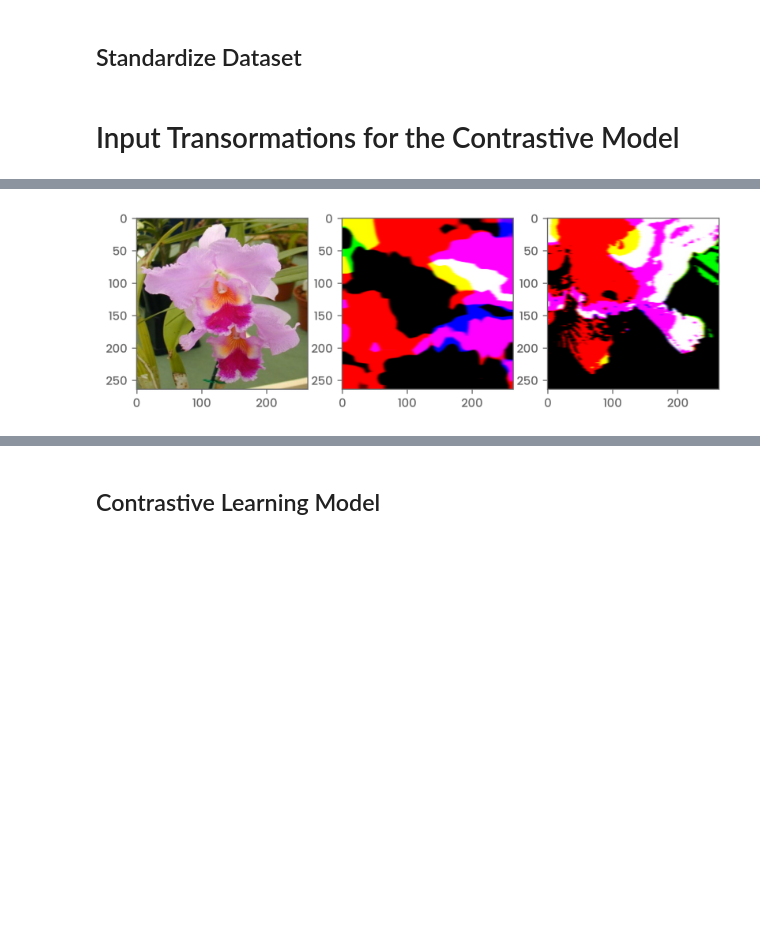
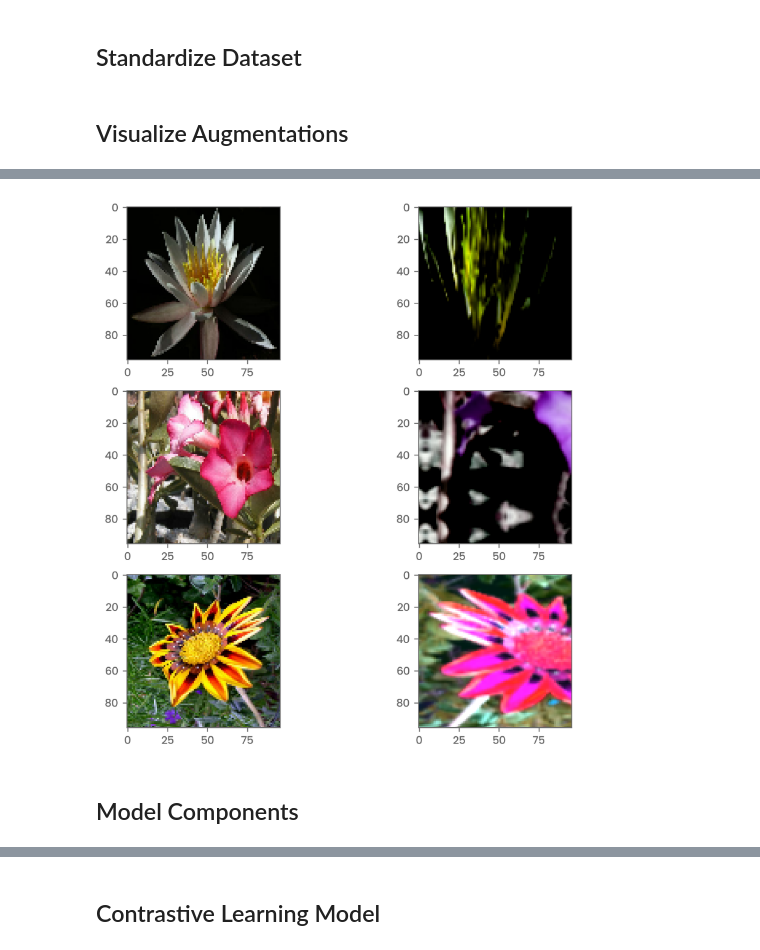
Before and after one commit to NareshPS/doi-ml, a Jupyter notebook: common/SimCLR.ipynb, the cells around one changed output, grey strips where cells are left out. Drawn from its saved outputs; the diff is of its cells as text; code cells hidden in the pictures; blank space fills up the shorter version.

```diff
--- a/common/SimCLR.ipynb
+++ b/common/SimCLR.ipynb
@@ -34,22 +59,2 @@ plt.rcParams['font.family'] = 'Poppins'
 # %% [markdown]
 ## Standardize Dataset
-# %%
-# Dataset image size
-IMG_SIZE = 264
-
-# Configuration for deterministic results
-SEED = 3
-tf.random.set_seed(SEED)
-np.random.seed(SEED)
-
-def preprocess(item):
-    image, label = item['image'], item['label']
-    image = tf.image.resize(image, [IMG_SIZE, IMG_SIZE])
-    image = tf.cast(image, tf.uint8)
-    return image, label
-
-train_prep_ds = train_ds.map(preprocess, num_parallel_calls=tf.data.AUTOTUNE)
-val_prep_ds = val_ds.map(preprocess, num_parallel_calls=tf.data.AUTOTUNE)
-test_prep_ds = test_ds.map(preprocess, num_parallel_calls=tf.data.AUTOTUNE)
-# %% [markdown]
-# Input Transormations for the Contrastive Model
@@ -140,8 +118,8 @@ train_contrastive_ds = train_contrastive_ds.map(
+# %% [markdown]
+## Visualize Augmentations
 # %%
-display_ds = train_prep_ds.map(lambda x,y: (make_display_input(x), y))
-itr = display_ds.shuffle(10).as_numpy_iterator()
-(image, x1, x2), label = next(itr)
-# (anchor, a_label), (positive, p_label), (negative, n_label) = next(itr)
+aug = get_augmenter(**CONTRASTIVE_AUG_PARAMS)
+itr = unlabelled_ds.batch(1).as_numpy_iterator()
 
 def display(display_list, cols=2, size=(8, 8)):
     rows = (len(display_list) + cols - 1)//cols
@@ -155,13 +133,16 @@ def display(display_list, cols=2, size=(8, 8)):
         axis = get_axis(index)
         axis.imshow(tf.keras.utils.array_to_img(image))
 
-# itr = train_contrastive_ds.as_numpy_iterator()
-# next(itr)
-# (image1, _), (image2, _), (image3, _) = next(itr), next(itr), next(itr)
-# image1, image2, image3 = tf.cast(image1, dtype=tf.int32), tf.cast(image2, dtype=tf.int32), tf.cast(image3, dtype=tf.int32)
-# display([image1, image2, image3], cols=3)
+def apply_aug(image):
+    resized = layers.Resizing(IMG_SIZE, IMG_SIZE)(image)
+    return tf.squeeze(resized), tf.squeeze(aug(resized))
 
-display([image, x1, x2], cols=3)
-print(label)
-# print(a_label, p_label, n_label)
+image1, _ = next(itr)
+image2, _ = next(itr)
+image3, _ = next(itr)
+image1, aug1 = apply_aug(image1)
+image2, aug2 = apply_aug(image2)
+image3, aug3 = apply_aug(image3)
+
+display([image1, aug1, image2, aug2, image3, aug3])
 # %% [output]
@@ -169 +150,3 @@ print(label)
-[figure, old version]
+[figure, new version]
+# %% [markdown]
+## Model Components
```
Also changed, not shown: parts of 17 cells of this notebook, 4 other files.
